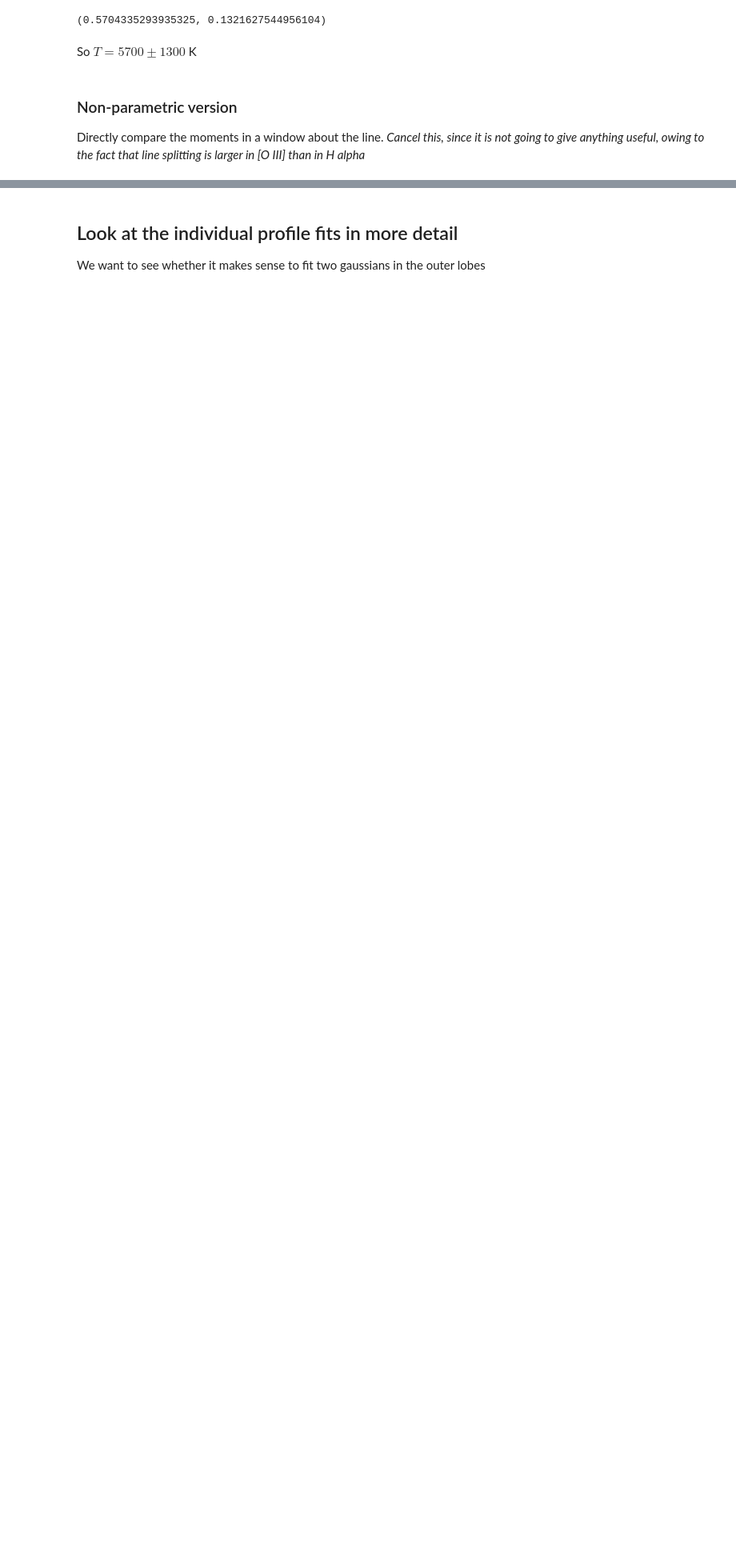
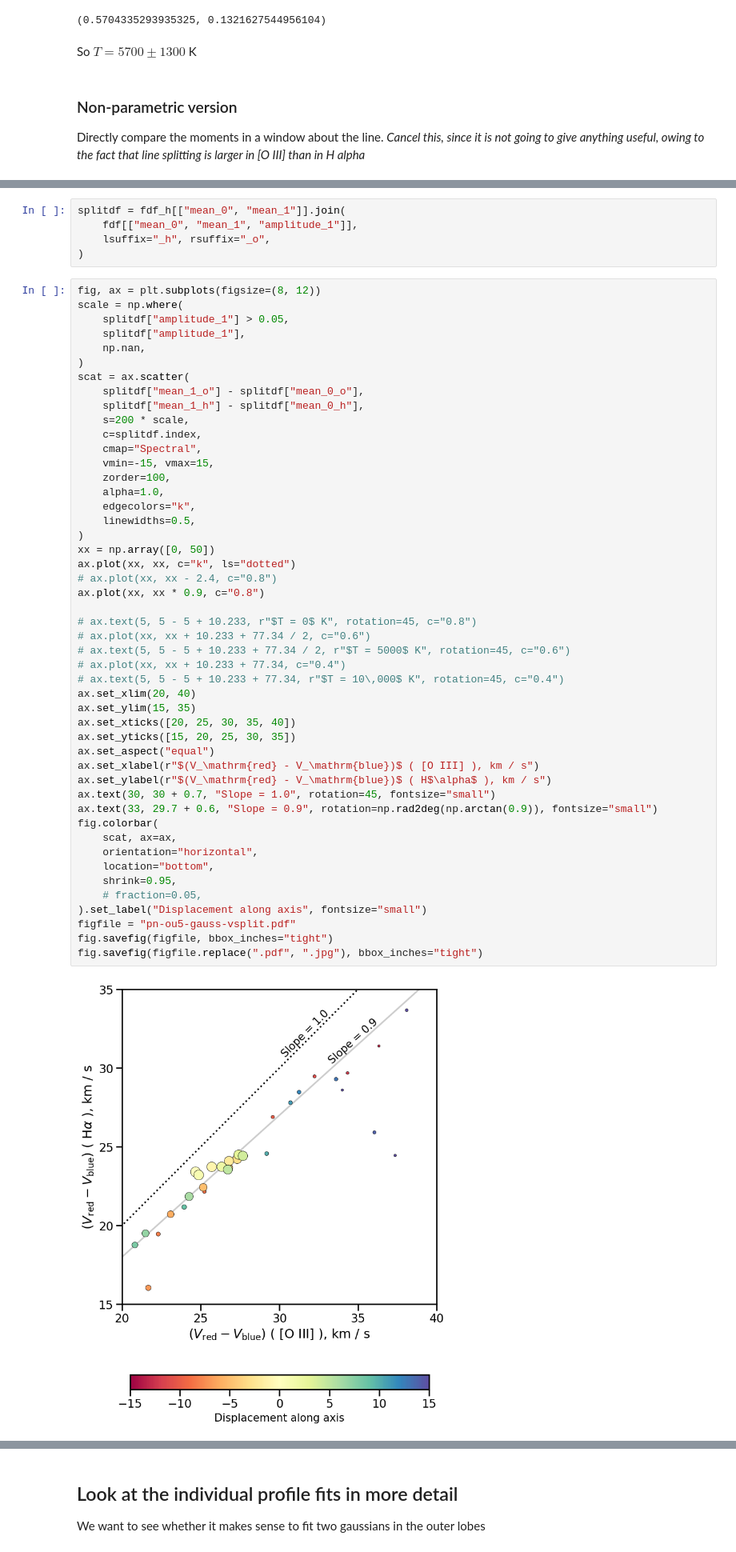
Before and after one commit to will-henney/teresa-pn-ou5, a Jupyter notebook: notebooks/04-02-line-profiles-1d.ipynb, the cells around one changed output, grey strips where cells are left out. Shown at 80% size. Cells and saved outputs as stored; diff of their text form; blank space fills up the shorter version.

```diff
--- a/notebooks/04-02-line-profiles-1d.ipynb
+++ b/notebooks/04-02-line-profiles-1d.ipynb
@@ -977,0 +980,55 @@ Since we find that $\sigma^2 \approx 0.6 \sigma_w^2$, this means $\omega \approx
+# %%
+splitdf = fdf_h[["mean_0", "mean_1"]].join(
+    fdf[["mean_0", "mean_1", "amplitude_1"]],
+    lsuffix="_h", rsuffix="_o",
+)
+# %%
+fig, ax = plt.subplots(figsize=(8, 12))
+scale = np.where(
+    splitdf["amplitude_1"] > 0.05,
+    splitdf["amplitude_1"],
+    np.nan,
+)
+scat = ax.scatter(
+    splitdf["mean_1_o"] - splitdf["mean_0_o"],
+    splitdf["mean_1_h"] - splitdf["mean_0_h"],
+    s=200 * scale,
+    c=splitdf.index,
+    cmap="Spectral",
+    vmin=-15, vmax=15,
+    zorder=100,
+    alpha=1.0,
+    edgecolors="k",
+    linewidths=0.5,
+)
+xx = np.array([0, 50])
+ax.plot(xx, xx, c="k", ls="dotted")
+# ax.plot(xx, xx - 2.4, c="0.8")
+ax.plot(xx, xx * 0.9, c="0.8")
+
+# ax.text(5, 5 - 5 + 10.233, r"$T = 0$ K", rotation=45, c="0.8")
+# ax.plot(xx, xx + 10.233 + 77.34 / 2, c="0.6")
+# ax.text(5, 5 - 5 + 10.233 + 77.34 / 2, r"$T = 5000$ K", rotation=45, c="0.6")
+# ax.plot(xx, xx + 10.233 + 77.34, c="0.4")
+# ax.text(5, 5 - 5 + 10.233 + 77.34, r"$T = 10\,000$ K", rotation=45, c="0.4")
+ax.set_xlim(20, 40)
+ax.set_ylim(15, 35)
+ax.set_xticks([20, 25, 30, 35, 40])
+ax.set_yticks([15, 20, 25, 30, 35])
+ax.set_aspect("equal")
+ax.set_xlabel(r"$(V_\mathrm{red} - V_\mathrm{blue})$ ( [O III] ), km / s")
+ax.set_ylabel(r"$(V_\mathrm{red} - V_\mathrm{blue})$ ( H$\alpha$ ), km / s")
+ax.text(30, 30 + 0.7, "Slope = 1.0", rotation=45, fontsize="small")
+ax.text(33, 29.7 + 0.6, "Slope = 0.9", rotation=np.rad2deg(np.arctan(0.9)), fontsize="small")
+fig.colorbar(
+    scat, ax=ax,
+    orientation="horizontal",
+    location="bottom",
+    shrink=0.95,
+    # fraction=0.05,
+).set_label("Displacement along axis", fontsize="small")
+figfile = "pn-ou5-gauss-vsplit.pdf"
+fig.savefig(figfile, bbox_inches="tight")
+fig.savefig(figfile.replace(".pdf", ".jpg"), bbox_inches="tight")
+# %% [output]
+[figure, added]
```
Also changed, not shown: parts of 3 cells of this notebook, 20 other files.
